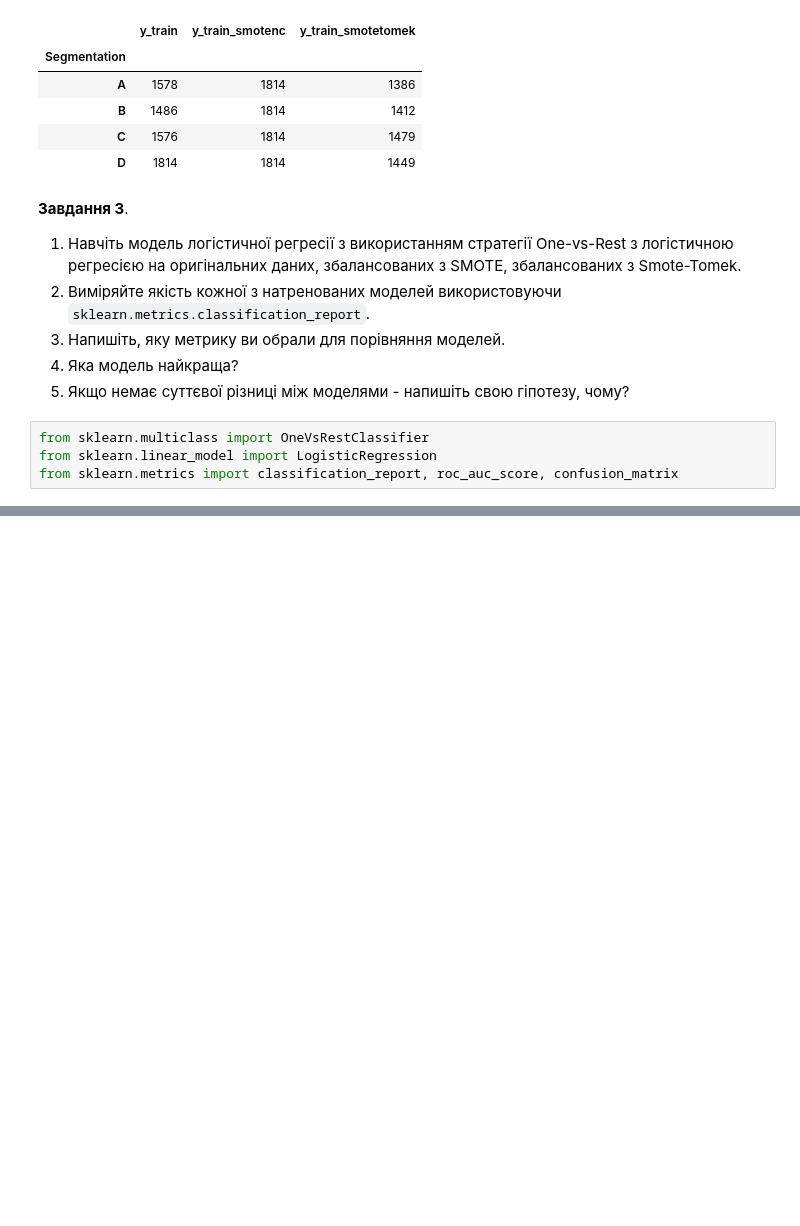
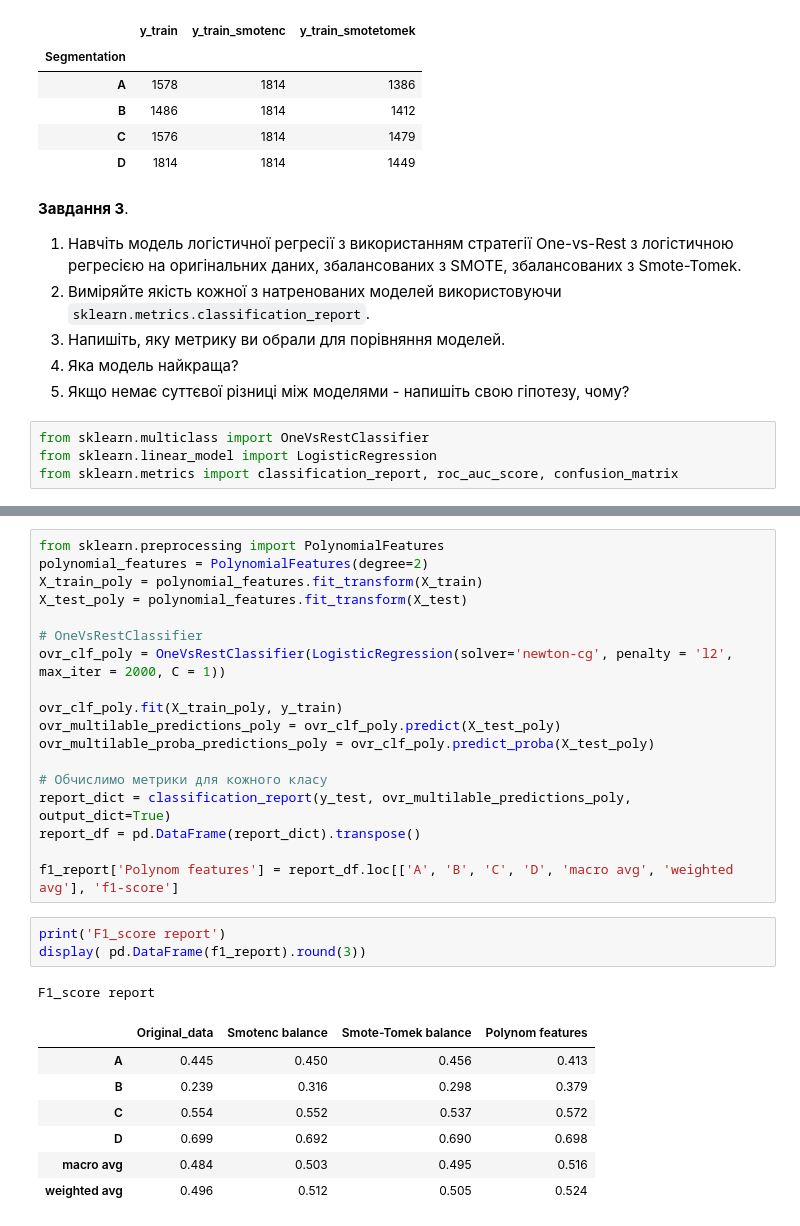
Before and after one commit to Alenushka2013/ML_for_people_tasks, a Jupyter notebook: HW_2_2_4_Unbalanced_multiclass_classification.ipynb, the cells around one changed output, grey strips where cells are left out. Drawn from its saved outputs; the diff is of its cells as text; blank space fills up the shorter version.

```diff
--- a/HW_2_2_4_Unbalanced_multiclass_classification.ipynb
+++ b/HW_2_2_4_Unbalanced_multiclass_classification.ipynb
@@ -276,0 +286,30 @@ weighted avg       0.51      0.51      0.51      1614
+# %%
+from sklearn.preprocessing import PolynomialFeatures
+polynomial_features = PolynomialFeatures(degree=2)
+X_train_poly = polynomial_features.fit_transform(X_train)
+X_test_poly = polynomial_features.fit_transform(X_test)
+
+# OneVsRestClassifier
+ovr_clf_poly = OneVsRestClassifier(LogisticRegression(solver='newton-cg', penalty = 'l2', max_iter = 2000, C = 1))
+
+ovr_clf_poly.fit(X_train_poly, y_train)
+ovr_multilable_predictions_poly = ovr_clf_poly.predict(X_test_poly)
+ovr_multilable_proba_predictions_poly = ovr_clf_poly.predict_proba(X_test_poly)
+
+# Обчислимо метрики для кожного класу
+report_dict = classification_report(y_test, ovr_multilable_predictions_poly, output_dict=True)
+report_df = pd.DataFrame(report_dict).transpose()
+
+f1_report['Polynom features'] = report_df.loc[['A', 'B', 'C', 'D', 'macro avg', 'weighted avg'], 'f1-score']
+# %%
+print('F1_score report')
+display( pd.DataFrame(f1_report).round(3))
+# %% [output]
+F1_score report
+|  | Original_data | Smotenc balance | Smote-Tomek balance | Polynom features |
+| A | 0.445 | 0.450 | 0.456 | 0.413 |
+| B | 0.239 | 0.316 | 0.298 | 0.379 |
+| C | 0.554 | 0.552 | 0.537 | 0.572 |
+| D | 0.699 | 0.692 | 0.690 | 0.698 |
+| macro avg | 0.484 | 0.503 | 0.495 | 0.516 |
+| weighted avg | 0.496 | 0.512 | 0.505 | 0.524 |
```
Also changed, not shown: parts of 8 cells of this notebook.
